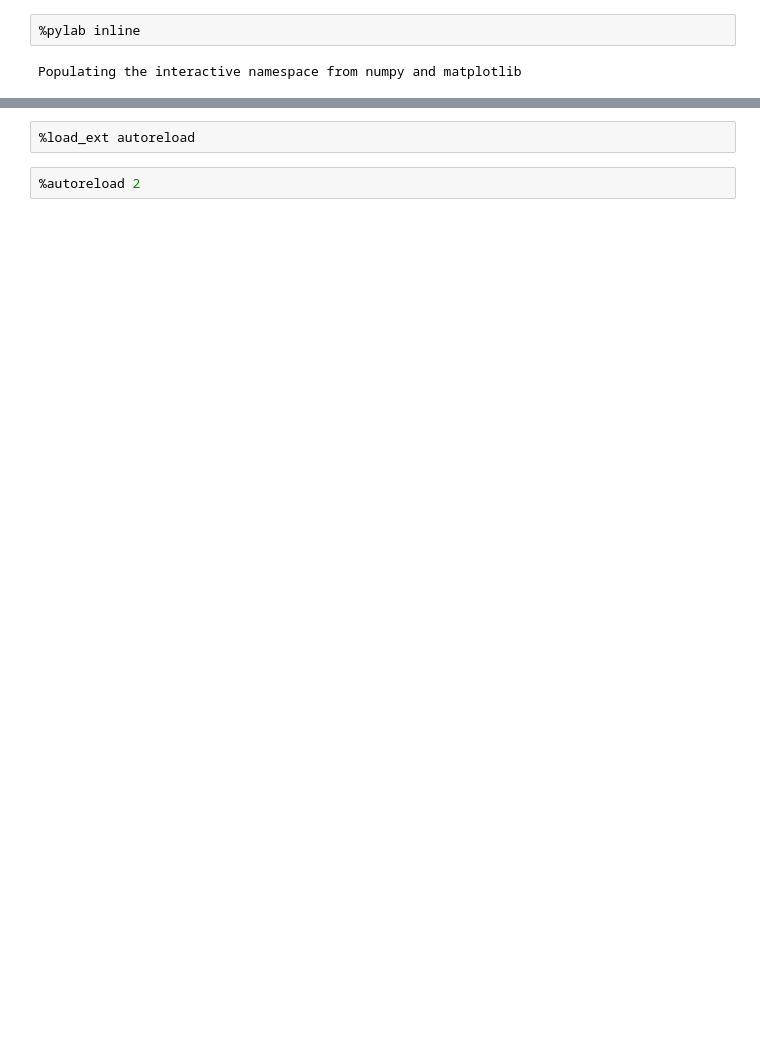
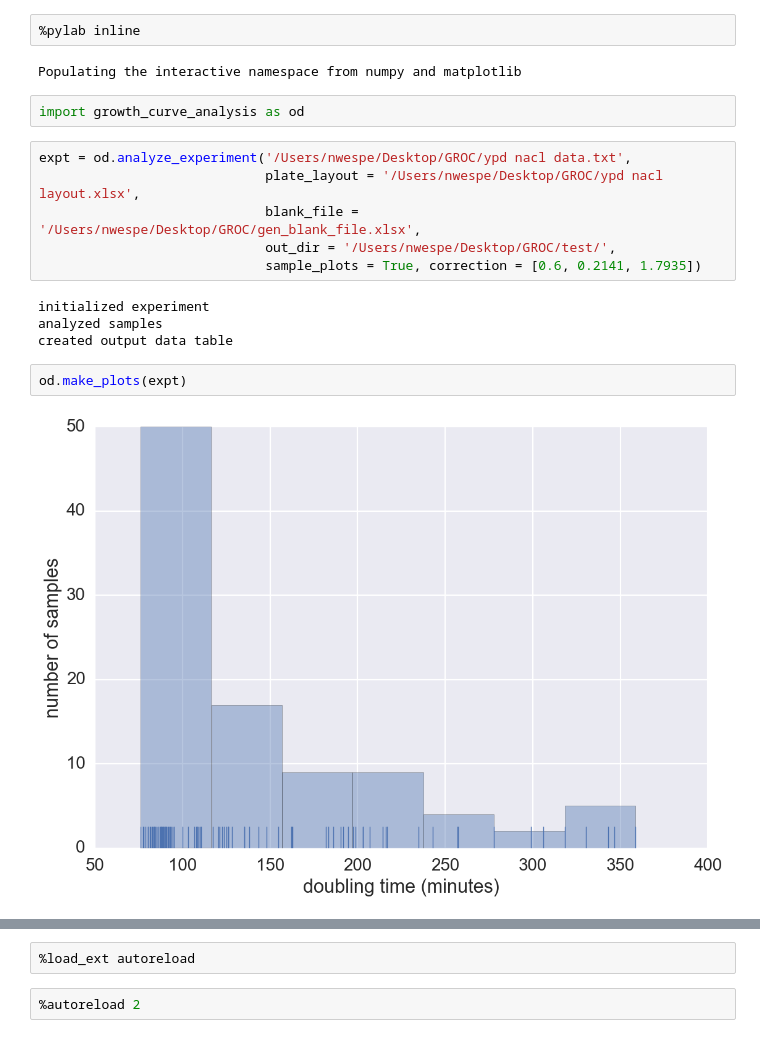
Before and after one commit to sriramsrikant/OD_growth_finder, a Jupyter notebook: analyze_gc_expts.ipynb, the cells around one changed output, grey strips where cells are left out. Cells and saved outputs as stored; diff of their text form; blank space fills up the shorter version.

```diff
--- a/analyze_gc_expts.ipynb
+++ b/analyze_gc_expts.ipynb
@@ -2,3 +2,19 @@
 %pylab inline
 # %% [output]
 Populating the interactive namespace from numpy and matplotlib
+# %%
+import growth_curve_analysis as od
+# %%
+expt = od.analyze_experiment('/Users/nwespe/Desktop/GROC/ypd nacl data.txt',
+                             plate_layout = '/Users/nwespe/Desktop/GROC/ypd nacl layout.xlsx',
+                             blank_file = '/Users/nwespe/Desktop/GROC/gen_blank_file.xlsx',
+                             out_dir = '/Users/nwespe/Desktop/GROC/test/',
+                             sample_plots = True, correction = [0.6, 0.2141, 1.7935])
+# %% [output]
+initialized experiment
+analyzed samples
+created output data table
+# %%
+od.make_plots(expt)
+# %% [output]
+[figure, added]
```
Also changed, not shown: parts of 82 cells of this notebook, 7 other files.
